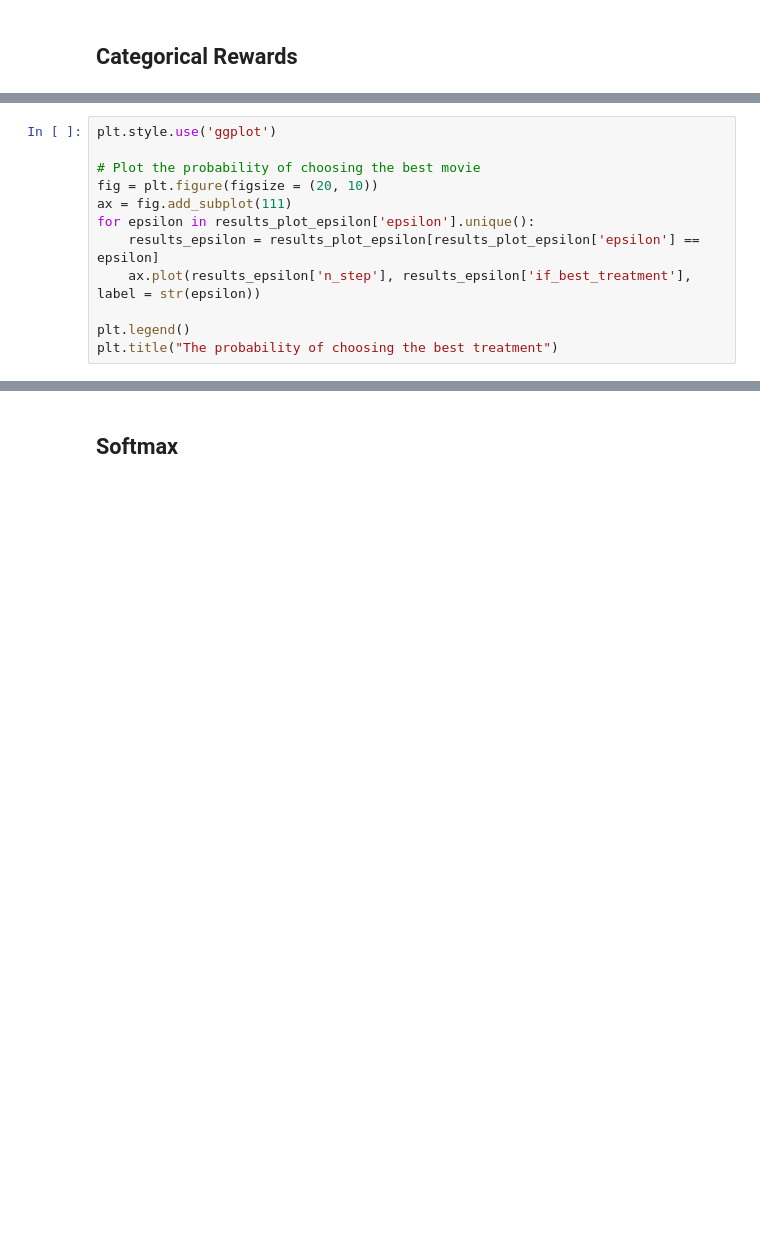
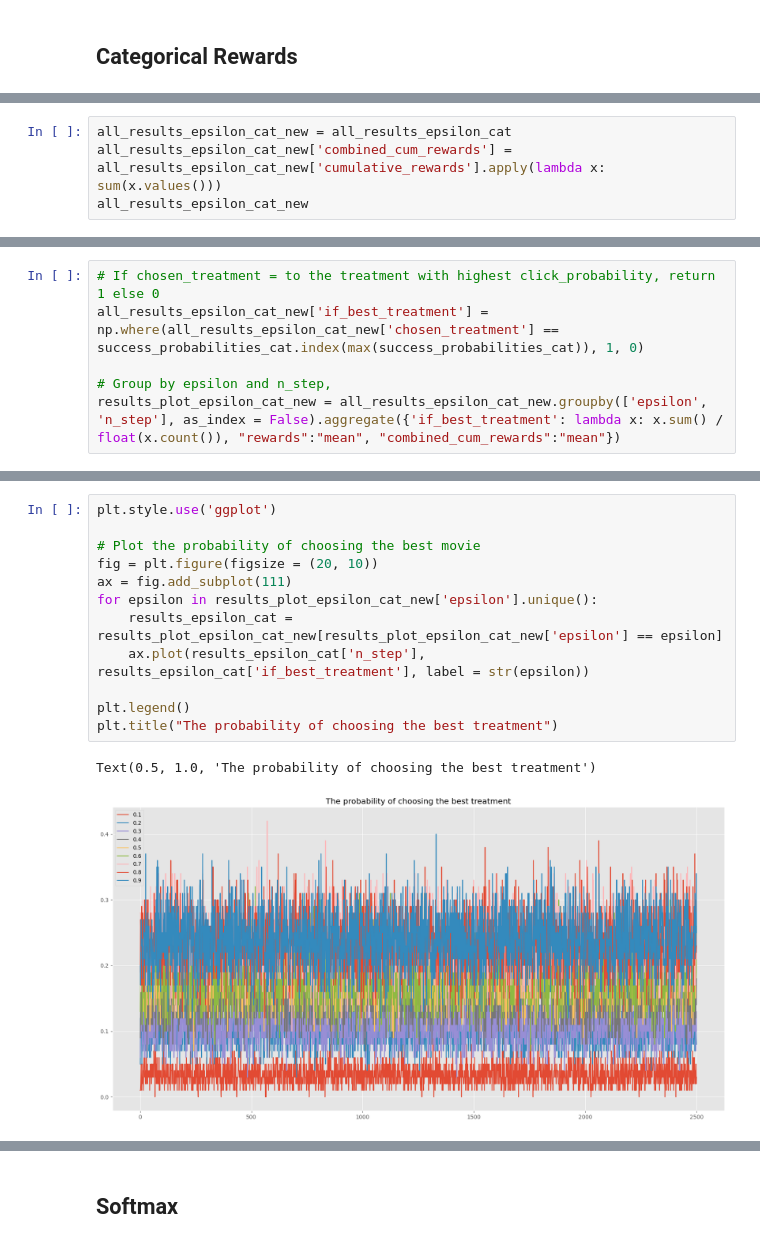
Before and after one commit to ruthkangyr/Clinical-Trials-MAB-Algorithms, a Jupyter notebook: Algorithm/Algorithms Tuning.ipynb, the cells around one changed output, grey strips where cells are left out. Saved outputs shown, nothing was run; the diff lists cells and outputs as text; blank space fills up the shorter version.

Commit message:
added categorical graphs

```diff
--- a/Algorithm/Algorithms Tuning.ipynb
+++ b/Algorithm/Algorithms Tuning.ipynb
@@ -485,0 +472,4 @@ TypeError: Could not convert Alive and recoveredDeadDeadAlive and recoveredAlive
+# %%
+all_results_epsilon_cat_new = all_results_epsilon_cat
+all_results_epsilon_cat_new['combined_cum_rewards'] = all_results_epsilon_cat_new['cumulative_rewards'].apply(lambda x: sum(x.values()))
+all_results_epsilon_cat_new
@@ -486 +490,7 @@ TypeError: Could not convert Alive and recoveredDeadDeadAlive and recoveredAlive
+# %%
+# If chosen_treatment = to the treatment with highest click_probability, return 1 else 0
+all_results_epsilon_cat_new['if_best_treatment'] = np.where(all_results_epsilon_cat_new['chosen_treatment'] == success_probabilities_cat.index(max(success_probabilities_cat)), 1, 0)
+
+# Group by epsilon and n_step,
+results_plot_epsilon_cat_new = all_results_epsilon_cat_new.groupby(['epsilon', 'n_step'], as_index = False).aggregate({'if_best_treatment': lambda x: x.sum() / float(x.count()), "rewards":"mean", "combined_cum_rewards":"mean"})
 # %%
@@ -488,15 +512,18 @@ results_plot_epsilon
 # %%
 plt.style.use('ggplot')
 
 # Plot the probability of choosing the best movie
 fig = plt.figure(figsize = (20, 10))
 ax = fig.add_subplot(111)
-for epsilon in results_plot_epsilon['epsilon'].unique():
-    results_epsilon = results_plot_epsilon[results_plot_epsilon['epsilon'] == epsilon]
-    ax.plot(results_epsilon['n_step'], results_epsilon['if_best_treatment'], label = str(epsilon))
+for epsilon in results_plot_epsilon_cat_new['epsilon'].unique():
+    results_epsilon_cat = results_plot_epsilon_cat_new[results_plot_epsilon_cat_new['epsilon'] == epsilon]
+    ax.plot(results_epsilon_cat['n_step'], results_epsilon_cat['if_best_treatment'], label = str(epsilon))
 
 plt.legend()
 plt.title("The probability of choosing the best treatment")
+# %% [output]
+Text(0.5, 1.0, 'The probability of choosing the best treatment')
+[figure, added]
 # %%
 # plot the rewards at each time step
 plt.style.use('ggplot')
```
Also changed, not shown: parts of 24 cells of this notebook.
